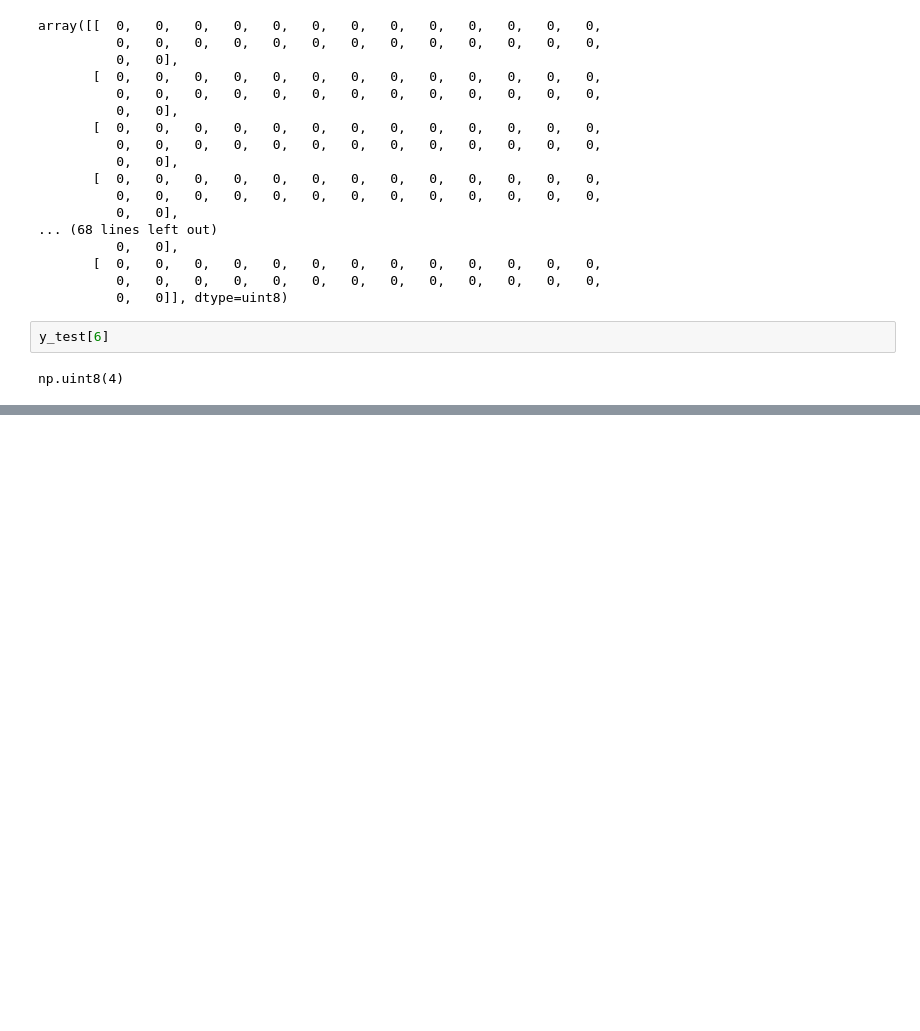
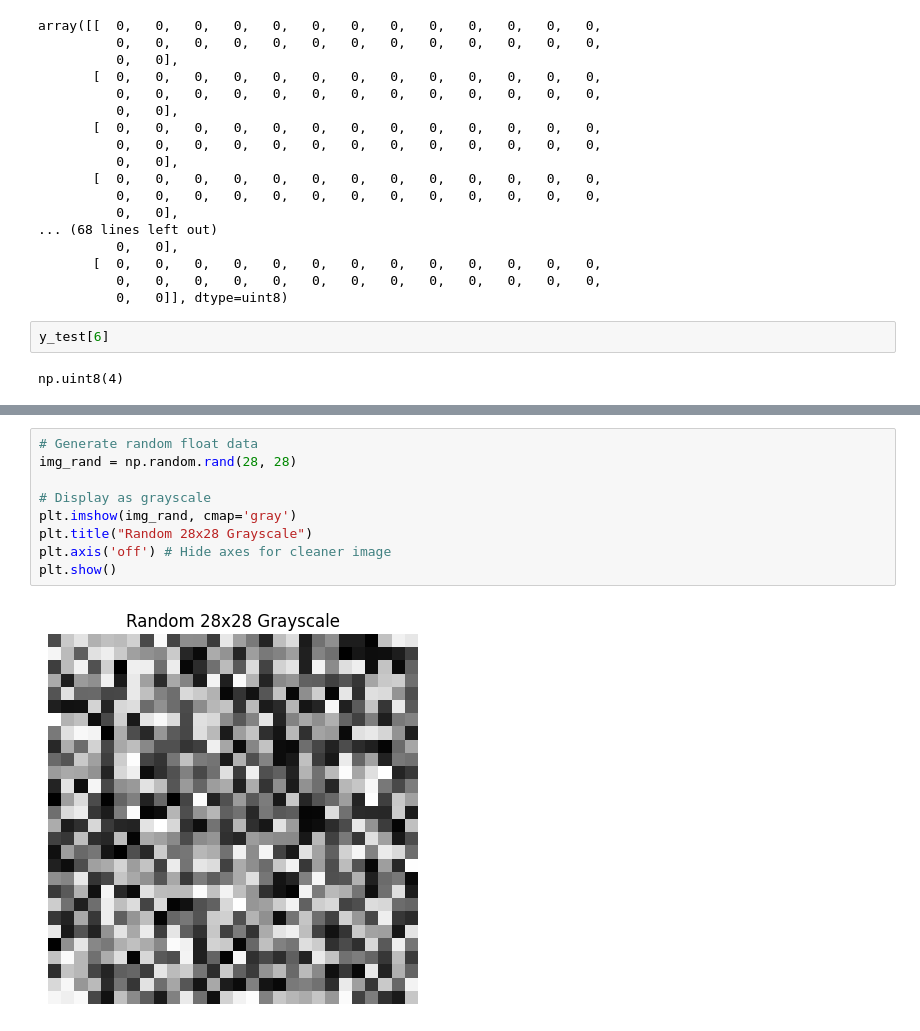
Before and after one commit to deburg0/Autoencoder, a Jupyter notebook: Keras_Autoencoder.ipynb, the cells around one changed output, grey strips where cells are left out. Drawn from its saved outputs; the diff is of its cells as text; blank space fills up the shorter version.

```diff
--- a/Keras_Autoencoder.ipynb
+++ b/Keras_Autoencoder.ipynb
@@ -119 +132,12 @@ print(dist)
+# %%
+# Generate random float data
+img_rand = np.random.rand(28, 28)
+
+# Display as grayscale
+plt.imshow(img_rand, cmap='gray')
+plt.title("Random 28x28 Grayscale")
+plt.axis('off') # Hide axes for cleaner image
+plt.show()
+# %% [output]
+[figure, added]
 # %%
```
Also changed, not shown: parts of 19 cells of this notebook.
